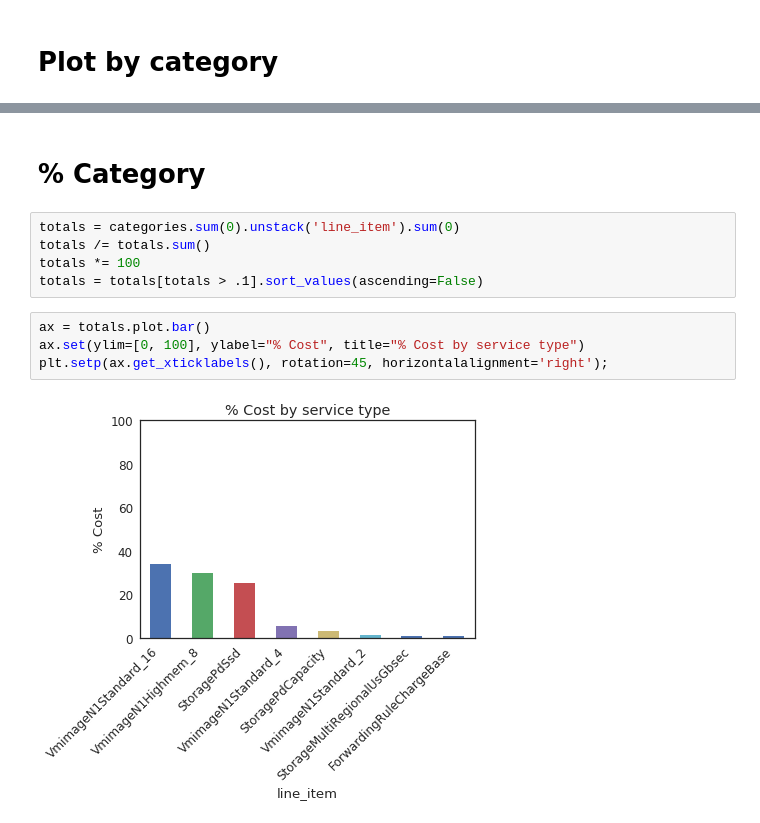
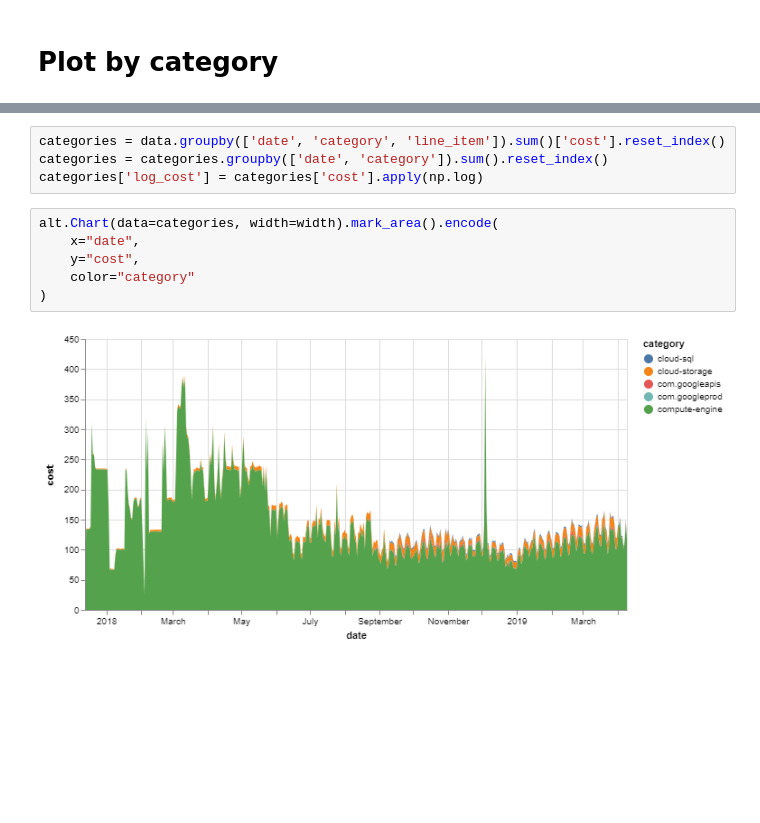
Before and after one commit to jupyterhub/binder-billing, a Jupyter notebook: analyze_data.ipynb, the cells around one changed output, grey strips where cells are left out. Saved outputs shown, nothing was run; the diff lists cells and outputs as text; blank space fills up the shorter version.

```diff
--- a/analyze_data.ipynb
+++ b/analyze_data.ipynb
@@ -47,13 +43,12 @@ plt.setp(ax.get_xticklabels(), rotation=45, horizontalalignment='right');
-# %% [markdown]
-# % Category
-# %%
-totals = categories.sum(0).unstack('line_item').sum(0)
-totals /= totals.sum()
-totals *= 100
-totals = totals[totals > .1].sort_values(ascending=False)
-# %%
-ax = totals.plot.bar()
-ax.set(ylim=[0, 100], ylabel="% Cost", title="% Cost by service type")
-plt.setp(ax.get_xticklabels(), rotation=45, horizontalalignment='right');
-# %% [output]
-[figure, removed]
+# %%
+categories = data.groupby(['date', 'category', 'line_item']).sum()['cost'].reset_index()
+categories = categories.groupby(['date', 'category']).sum().reset_index()
+categories['log_cost'] = categories['cost'].apply(np.log)
+# %%
+alt.Chart(data=categories, width=width).mark_area().encode(
+    x="date",
+    y="cost",
+    color="category"
+)
+# %% [output]
+[figure, added]
```
Also changed, not shown: parts of 10 cells of this notebook, 3 other files.
